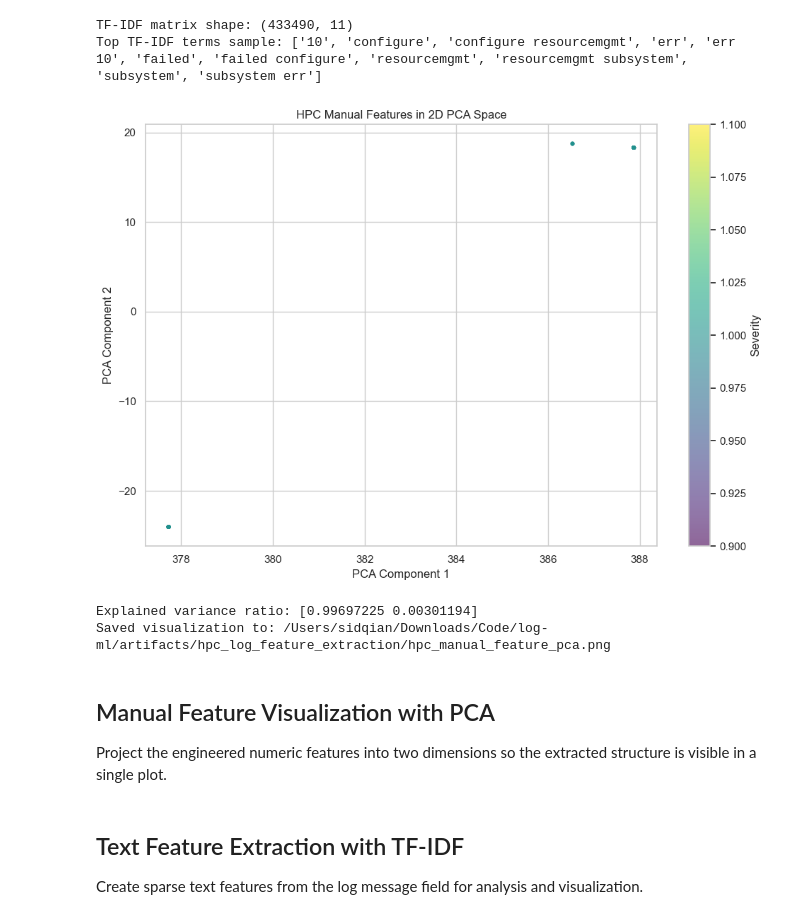
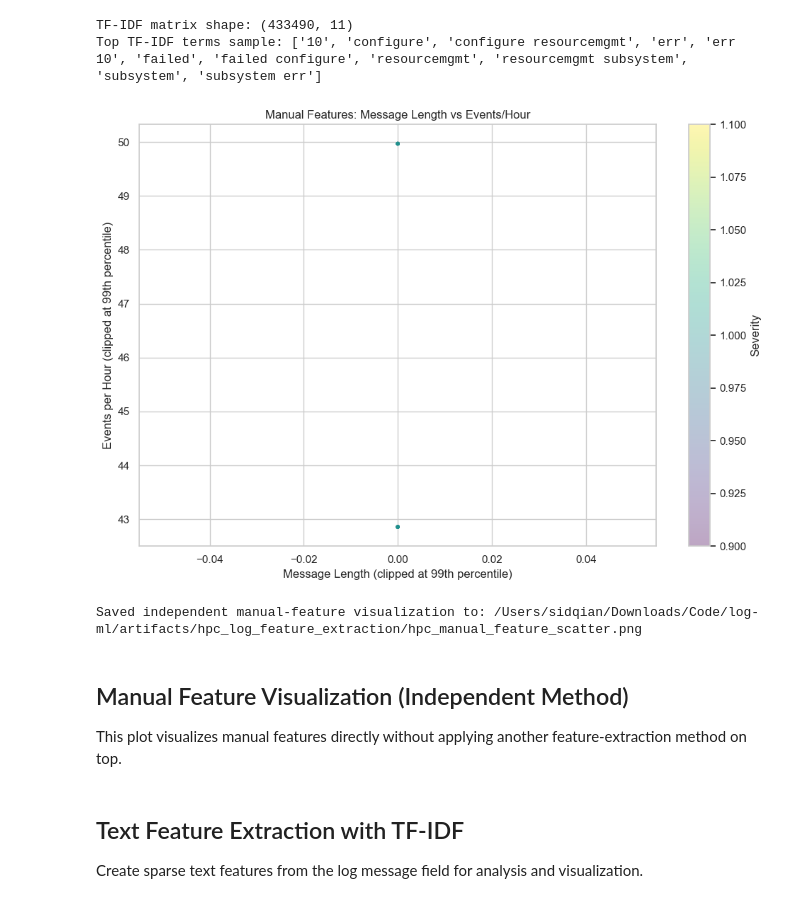
Before and after one commit to sidqian123/log-ml, a Jupyter notebook: notebooks/03_hpc_log_feature_extract.ipynb, the cells around one changed output. Cells and saved outputs as stored; diff of their text form; code cells hidden in the pictures.

```diff
--- a/notebooks/03_hpc_log_feature_extract.ipynb
+++ b/notebooks/03_hpc_log_feature_extract.ipynb
@@ -389,54 +391,36 @@ print('Top TF-IDF terms sample:', list(tfidf_feature_names[:20]))
 TF-IDF matrix shape: (433490, 11)
 Top TF-IDF terms sample: ['10', 'configure', 'configure resourcemgmt', 'err', 'err 10', 'failed', 'failed configure', 'resourcemgmt', 'resourcemgmt subsystem', 'subsystem', 'subsystem err']
 # %%
-manual_viz_cols = [
-    'hour', 'weekday', 'message_length', 'message_word_count', 'message_upper_ratio',
-    'has_error_word', 'has_fail_word', 'has_warn_word', 'has_timeout_word',
-    'has_configure_word', 'has_resource_word', 'has_subsystem_word',
-    'event_count', 'severity_mean', 'severity_max', 'message_length_mean',
-    'message_length_std', 'error_rate', 'fail_rate', 'warning_rate',
-    'high_severity_rate', 'unique_roles', 'unique_tags', 'active_span_sec', 'events_per_hour',
-]
-
-manual_viz_df = final_features[manual_viz_cols].copy().fillna(0)
-manual_scaled = StandardScaler().fit_transform(manual_viz_df)
-
-pca_model = PCA(n_components=2, random_state=42)
-manual_2d = pca_model.fit_transform(manual_scaled)
-
-manual_2d_df = pd.DataFrame(manual_2d, columns=['pc1', 'pc2'])
-manual_2d_df['severity'] = final_features['severity'].to_numpy()
-manual_2d_df['event_type'] = final_features['event_type'].to_numpy()
+# Independent manual-feature visualization (no secondary extraction on manual features)
+manual_vis_df = final_features.copy()
 
 plt.figure(figsize=(10, 7))
-scatter = plt.scatter(
-    manual_2d_df['pc1'],
-    manual_2d_df['pc2'],
-    c=manual_2d_df['severity'],
+plt.scatter(
+    manual_vis_df['message_length'].clip(upper=manual_vis_df['message_length'].quantile(0.99)),
+    manual_vis_df['events_per_hour'].clip(upper=manual_vis_df['events_per_hour'].quantile(0.99)),
+    c=manual_vis_df['severity'],
     cmap='viridis',
-    s=10,
-    alpha=0.6,
+    s=8,
+    alpha=0.35,
 )
-plt.colorbar(scatter, label='Severity')
-plt.title('HPC Manual Features in 2D PCA Space')
-plt.xlabel('PCA Component 1')
-plt.ylabel('PCA Component 2')
+plt.colorbar(label='Severity')
+plt.title('Manual Features: Message Length vs Events/Hour')
+plt.xlabel('Message Length (clipped at 99th percentile)')
+plt.ylabel('Events per Hour (clipped at 99th percentile)')
 plt.tight_layout()
 
-manual_pca_viz_path = project_root / 'artifacts' / 'hpc_log_feature_extraction' / 'hpc_manual_feature_pca.png'
-manual_pca_viz_path.parent.mkdir(parents=True, exist_ok=True)
-plt.savefig(manual_pca_viz_path, dpi=200, bbox_inches='tight')
+manual_feature_viz_path = project_root / 'artifacts' / 'hpc_log_feature_extraction' / 'hpc_manual_feature_scatter.png'
+manual_feature_viz_path.parent.mkdir(parents=True, exist_ok=True)
+plt.savefig(manual_feature_viz_path, dpi=200, bbox_inches='tight')
 plt.show()
 
-print('Explained variance ratio:', pca_model.explained_variance_ratio_)
-print('Saved visualization to:', manual_pca_viz_path)
+print('Saved independent manual-feature visualization to:', manual_feature_viz_path)
 # %% [output]
-[figure, old version]
+[figure, new version]
-Explained variance ratio: [0.99697225 0.00301194]
-Saved visualization to: /Users/sidqian/Downloads/Code/log-ml/artifacts/hpc_log_feature_extraction/hpc_manual_feature_pca.png
+Saved independent manual-feature visualization to: /Users/sidqian/Downloads/Code/log-ml/artifacts/hpc_log_feature_extraction/hpc_manual_feature_scatter.png
 # %% [markdown]
-## Manual Feature Visualization with PCA
-Project the engineered numeric features into two dimensions so the extracted structure is visible in a single plot.
+## Manual Feature Visualization (Independent Method)
+This plot visualizes manual features directly without applying another feature-extraction method on top.
 # %% [markdown]
 ## Text Feature Extraction with TF-IDF
 Create sparse text features from the log message field for analysis and visualization.
```
Also changed, not shown: parts of 6 cells of this notebook, 2 other files.
